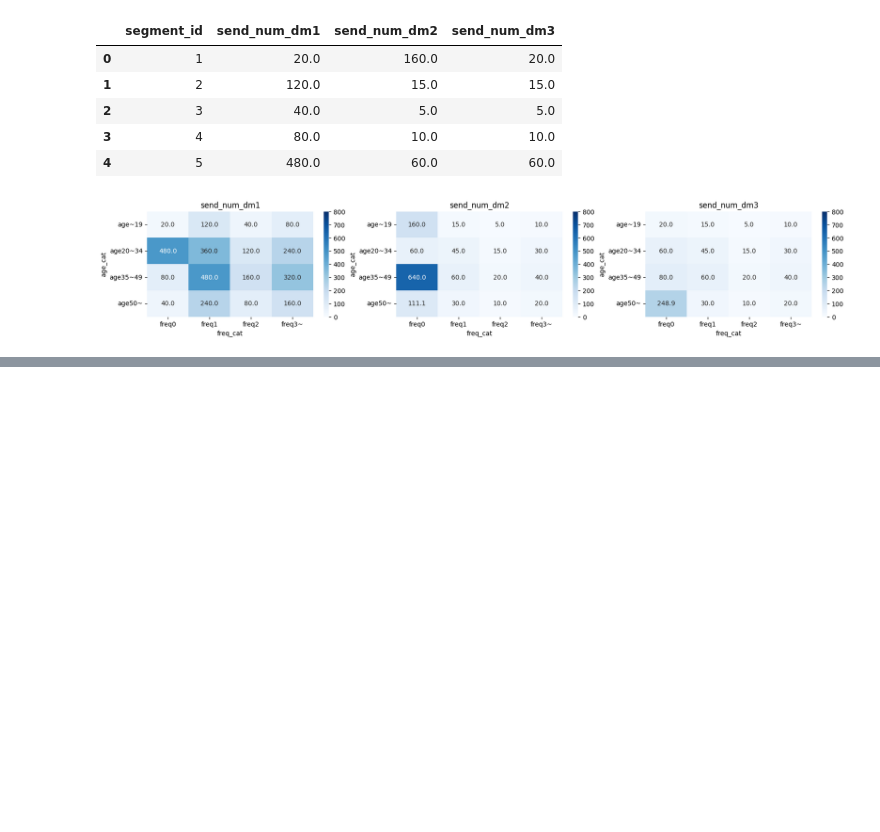
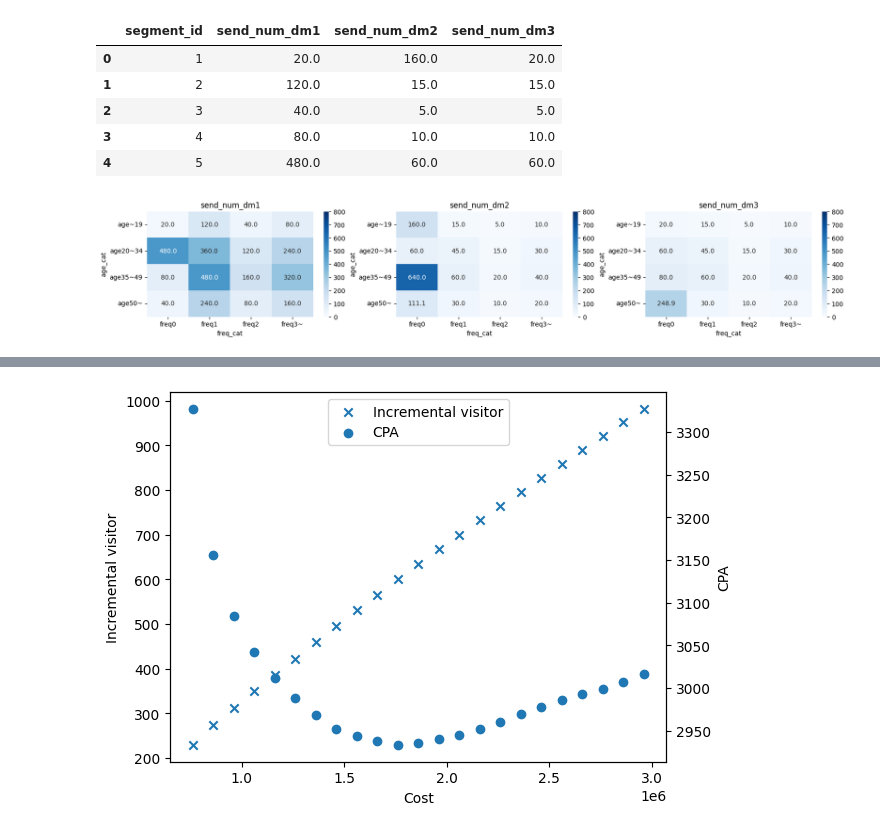
Before and after one commit to canard0328/pyoptbook, a Jupyter notebook: coupon.ipynb, the cells around one changed output, grey strips where cells are left out. Drawn from its saved outputs; the diff is of its cells as text; code cells hidden in the pictures; blank space fills up the shorter version.

```diff
--- a/coupon.ipynb
+++ b/coupon.ipynb
@@ -278,0 +328,23 @@ plt.show()
+# %%
+problem = pulp.LpProblem(name="DiscountCouponProblem3", sense=pulp.LpMaximize)
+
+# 会員に対してどのダイレクトメールを送付するか
+xsm = {}
+for s in S:
+    for m in M:
+        xsm[s, m] = pulp.LpVariable(name=f"xsm({s}, {m})", lowBound=0, upBound=1, cat="Continuous")
+
+# 2. 各会員に対して送付するダイレクトメールはいずれか1パターン
+for s in S:
+    problem += pulp.lpSum(xsm[s, m] for m in M) == 1
+
+# 3. クーポン付与による来客増加数を最大化
+problem += pulp.lpSum(Ns[s] * (Psm[s, m] - Psm[s, 1]) * xsm[s, m] for s in S for m in [2, 3])
+
+# 4. 会員の予算消費期待値の合計は100万円以下
+problem += pulp.lpSum(Cm[m] * Ns[s] * Psm[s, m] * xsm[s, m] for s in S for m in [2, 3]) <= 1000000
+
+# 5. 各パターンのダイレクトメールを設定した送付率の下限値以上送付
+for s in S:
+    for m in M:
+        problem += xsm[s, m] >= max_lowerbound
@@ -278,0 +415,14 @@ plt.show()
+# %%
+fig, ax1 = plt.subplots()
+ax2 = ax1.twinx()
+ax1.scatter(cost_list, inc_action_list, marker="x", label="Incremental visitor")
+ax2.scatter(cost_list, cpa_list, label="CPA")
+ax1.set_xlabel("Cost")
+ax1.set_ylabel("Incremental visitor")
+ax2.set_ylabel("CPA")
+reg1, label1 = ax1.get_legend_handles_labels()
+reg2, label2 = ax2.get_legend_handles_labels()
+ax2.legend(reg1 + reg2, label1 + label2, loc="upper center")
+plt.show()
+# %% [output]
+[figure, added]
```
Also changed, not shown: parts of 9 cells of this notebook.
